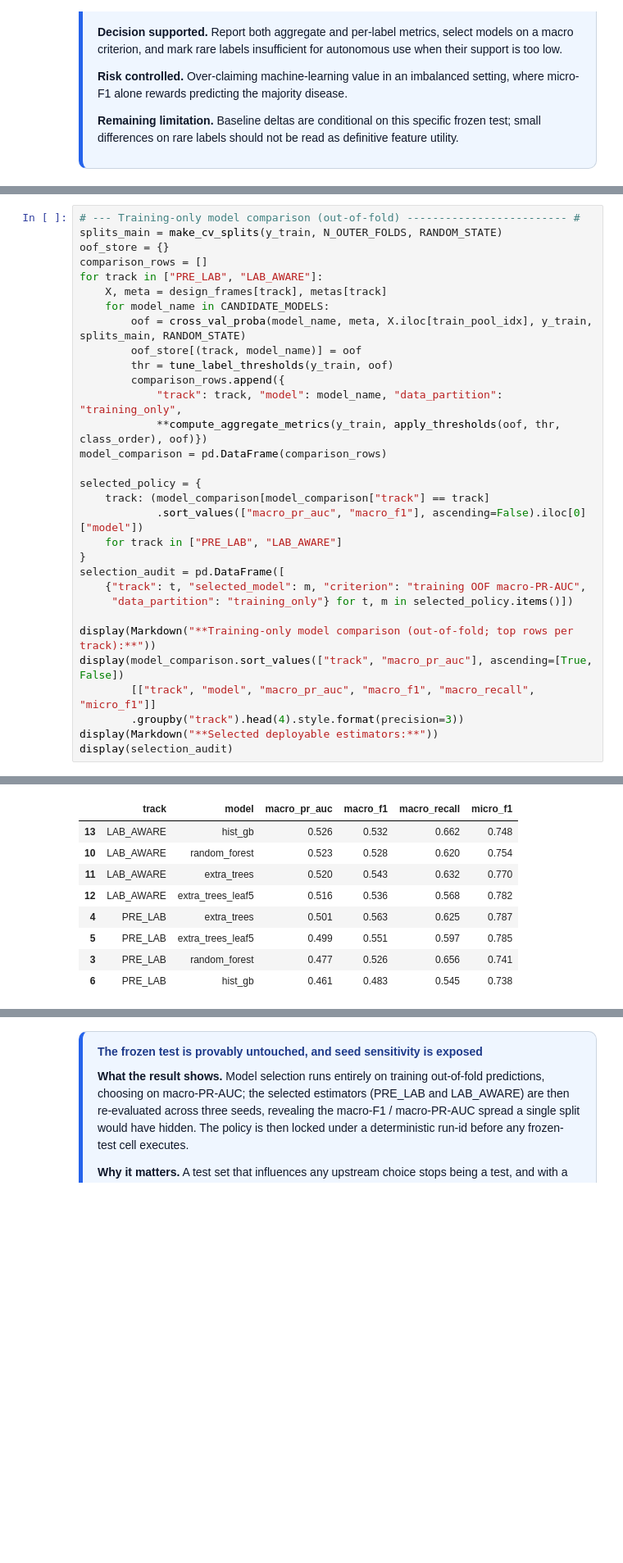
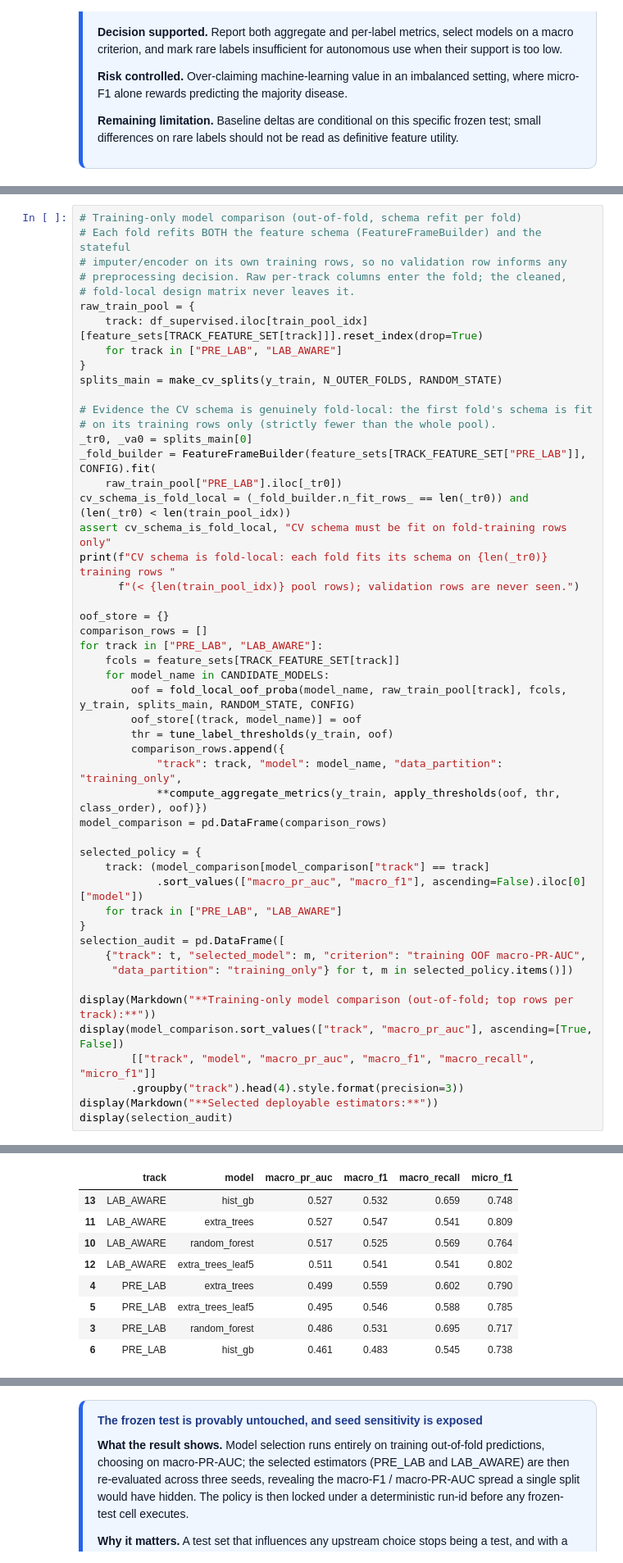
Before and after one commit to raphaeladikara/FIT-Health, a Jupyter notebook: VECTRA_X_Final_Submission.ipynb, the cells around one changed output, grey strips where cells are left out. Shown at 82% size. Cells and saved outputs as stored; diff of their text form; blank space fills up the shorter version.

```diff
--- a/VECTRA_X_Final_Submission.ipynb
+++ b/VECTRA_X_Final_Submission.ipynb
@@ -2347,14 +2958,33 @@ def cross_val_proba(model_name: str, meta: FeatureMeta, X: pd.DataFrame,
 
 build_model_pipeline = make_pipeline   # readable alias used by the narrative
 # %%
-# --- Training-only model comparison (out-of-fold) ------------------------- #
+# Training-only model comparison (out-of-fold, schema refit per fold)
+# Each fold refits BOTH the feature schema (FeatureFrameBuilder) and the stateful
+# imputer/encoder on its own training rows, so no validation row informs any
+# preprocessing decision. Raw per-track columns enter the fold; the cleaned,
+# fold-local design matrix never leaves it.
+raw_train_pool = {
+    track: df_supervised.iloc[train_pool_idx][feature_sets[TRACK_FEATURE_SET[track]]].reset_index(drop=True)
+    for track in ["PRE_LAB", "LAB_AWARE"]
+}
 splits_main = make_cv_splits(y_train, N_OUTER_FOLDS, RANDOM_STATE)
+
+# Evidence the CV schema is genuinely fold-local: the first fold's schema is fit
+# on its training rows only (strictly fewer than the whole pool).
+_tr0, _va0 = splits_main[0]
+_fold_builder = FeatureFrameBuilder(feature_sets[TRACK_FEATURE_SET["PRE_LAB"]], CONFIG).fit(
+    raw_train_pool["PRE_LAB"].iloc[_tr0])
+cv_schema_is_fold_local = (_fold_builder.n_fit_rows_ == len(_tr0)) and (len(_tr0) < len(train_pool_idx))
+assert cv_schema_is_fold_local, "CV schema must be fit on fold-training rows only"
+print(f"CV schema is fold-local: each fold fits its schema on {len(_tr0)} training rows "
+      f"(< {len(train_pool_idx)} pool rows); validation rows are never seen.")
+
 oof_store = {}
 comparison_rows = []
 for track in ["PRE_LAB", "LAB_AWARE"]:
-    X, meta = design_frames[track], metas[track]
+    fcols = feature_sets[TRACK_FEATURE_SET[track]]
     for model_name in CANDIDATE_MODELS:
-        oof = cross_val_proba(model_name, meta, X.iloc[train_pool_idx], y_train, splits_main, RANDOM_STATE)
+        oof = fold_local_oof_proba(model_name, raw_train_pool[track], fcols, y_train, splits_main, RANDOM_STATE, CONFIG)
         oof_store[(track, model_name)] = oof
         thr = tune_label_thresholds(y_train, oof)
         comparison_rows.append({
@@ -2381,12 +3012,12 @@ display(selection_audit)
 **Training-only model comparison (out-of-fold; top rows per track):**
 |  | track | model | macro_pr_auc | macro_f1 | macro_recall | micro_f1 |
-| 13 | LAB_AWARE | hist_gb | 0.526 | 0.532 | 0.662 | 0.748 |
-| 10 | LAB_AWARE | random_forest | 0.523 | 0.528 | 0.620 | 0.754 |
-| 11 | LAB_AWARE | extra_trees | 0.520 | 0.543 | 0.632 | 0.770 |
-| 12 | LAB_AWARE | extra_trees_leaf5 | 0.516 | 0.536 | 0.568 | 0.782 |
-| 4 | PRE_LAB | extra_trees | 0.501 | 0.563 | 0.625 | 0.787 |
-| 5 | PRE_LAB | extra_trees_leaf5 | 0.499 | 0.551 | 0.597 | 0.785 |
-| 3 | PRE_LAB | random_forest | 0.477 | 0.526 | 0.656 | 0.741 |
+| 13 | LAB_AWARE | hist_gb | 0.527 | 0.532 | 0.659 | 0.748 |
+| 11 | LAB_AWARE | extra_trees | 0.527 | 0.547 | 0.541 | 0.809 |
+| 10 | LAB_AWARE | random_forest | 0.517 | 0.525 | 0.569 | 0.764 |
+| 12 | LAB_AWARE | extra_trees_leaf5 | 0.511 | 0.541 | 0.541 | 0.802 |
+| 4 | PRE_LAB | extra_trees | 0.499 | 0.559 | 0.602 | 0.790 |
+| 5 | PRE_LAB | extra_trees_leaf5 | 0.495 | 0.546 | 0.588 | 0.785 |
+| 3 | PRE_LAB | random_forest | 0.486 | 0.531 | 0.695 | 0.717 |
 | 6 | PRE_LAB | hist_gb | 0.461 | 0.483 | 0.545 | 0.738 |
 **Selected deployable estimators:**
 |  | track | selected_model | criterion | data_partition |
```
Also changed, not shown: parts of 90 cells of this notebook, 11 other files.
